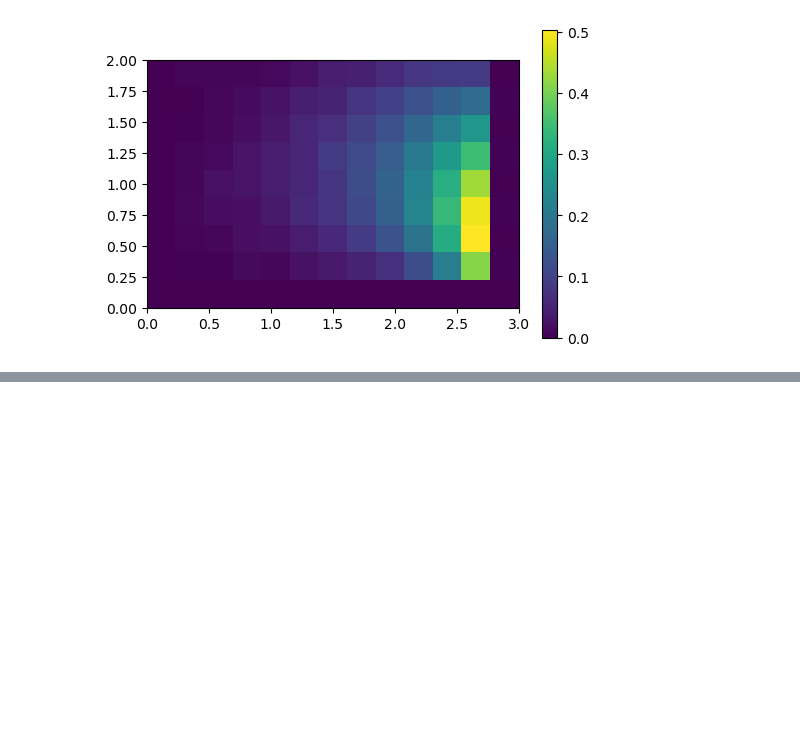
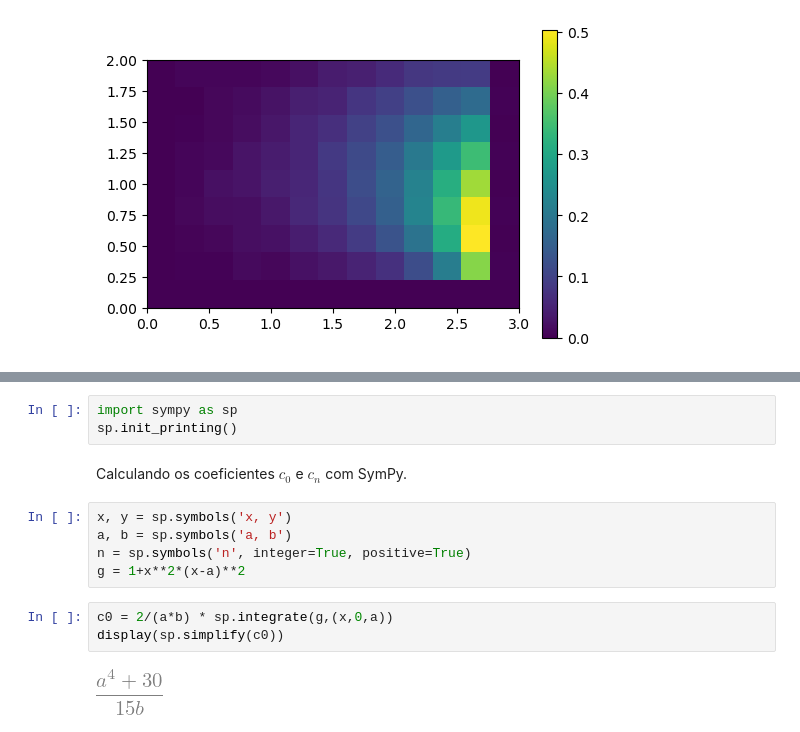
Before and after one commit to tiagoburiol/MatComp_IV, a Jupyter notebook: extras/08_exercicios_resolvidos.ipynb, the cells around one changed output, grey strips where cells are left out. Saved outputs shown, nothing was run; the diff lists cells and outputs as text; blank space fills up the shorter version.

```diff
--- a/extras/08_exercicios_resolvidos.ipynb
+++ b/extras/08_exercicios_resolvidos.ipynb
@@ -162,0 +190,15 @@ plt.show()
+# %%
+import sympy as sp
+sp.init_printing()
+# %% [markdown]
+Calculando os coeficientes $c_0$ e $c_n$ com SymPy.
+# %%
+x, y = sp.symbols('x, y')
+a, b = sp.symbols('a, b')
+n = sp.symbols('n', integer=True, positive=True)
+g = 1+x**2*(x-a)**2
+# %%
+c0 = 2/(a*b) * sp.integrate(g,(x,0,a))
+display(sp.simplify(c0))
+# %% [output]
+[figure, added]
```
Also changed, not shown: parts of 21 cells of this notebook.
